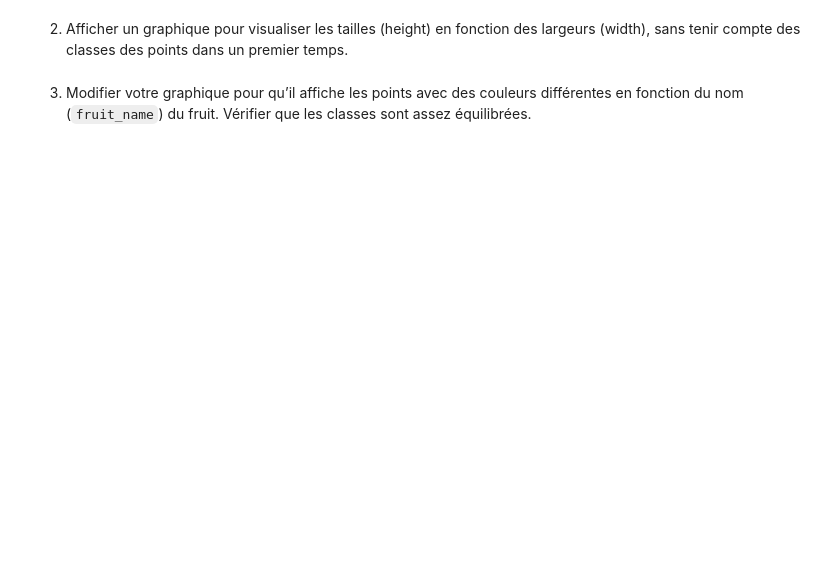
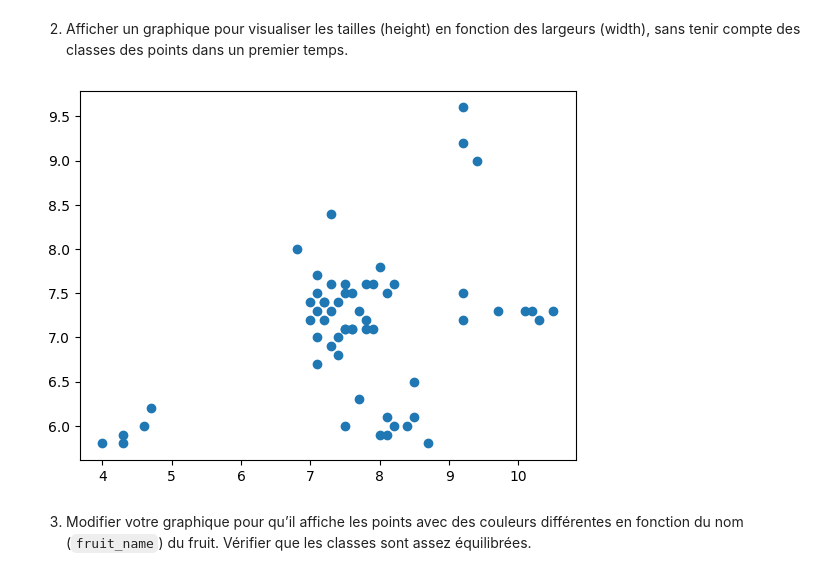
Before and after one commit to Daskans/FAC, a Jupyter notebook: M1 Info/ACID/TD4/td04_knn.ipynb.ipynb, the cells around one changed output. Saved outputs shown, nothing was run; the diff lists cells and outputs as text; code cells hidden in the pictures; blank space fills up the shorter version.

```diff
--- a/M1 Info/ACID/TD4/td04_knn.ipynb.ipynb
+++ b/M1 Info/ACID/TD4/td04_knn.ipynb.ipynb
@@ -212,3 +220,7 @@ Dans cet exercice, nous allons utiliser le classifieur $k$−nn pour apprendre
                https://www.labri.fr/~zemmari/datasets/fruits.csv
 # %% [markdown]
 1. Charger les données, puis afficher les informations pour vérifier si le dataset ne contient pas de données manquantes.
+# %%
+from pandas import read_csv
+
+data = read_csv("fruits.csv", sep='\t')
@@ -215,5 +241,10 @@ Dans cet exercice, nous allons utiliser le classifieur $k$−nn pour apprendre
 # %% [markdown]
 2. Afficher un graphique pour visualiser les tailles (height) en fonction des largeurs (width), sans tenir compte des classes des points dans un premier temps.
+# %%
+plt.scatter(data["height"], data["width"])
+plt.show()
+# %% [output]
+[figure, added]
 # %% [markdown]
 3. Modifier votre graphique pour qu’il affiche les points avec des couleurs différentes en fonction du
 nom (<code>fruit_name</code>) du fruit. Vérifier que les classes sont assez équilibrées.
```
Also changed, not shown: parts of 5 cells of this notebook, 1 other file.
